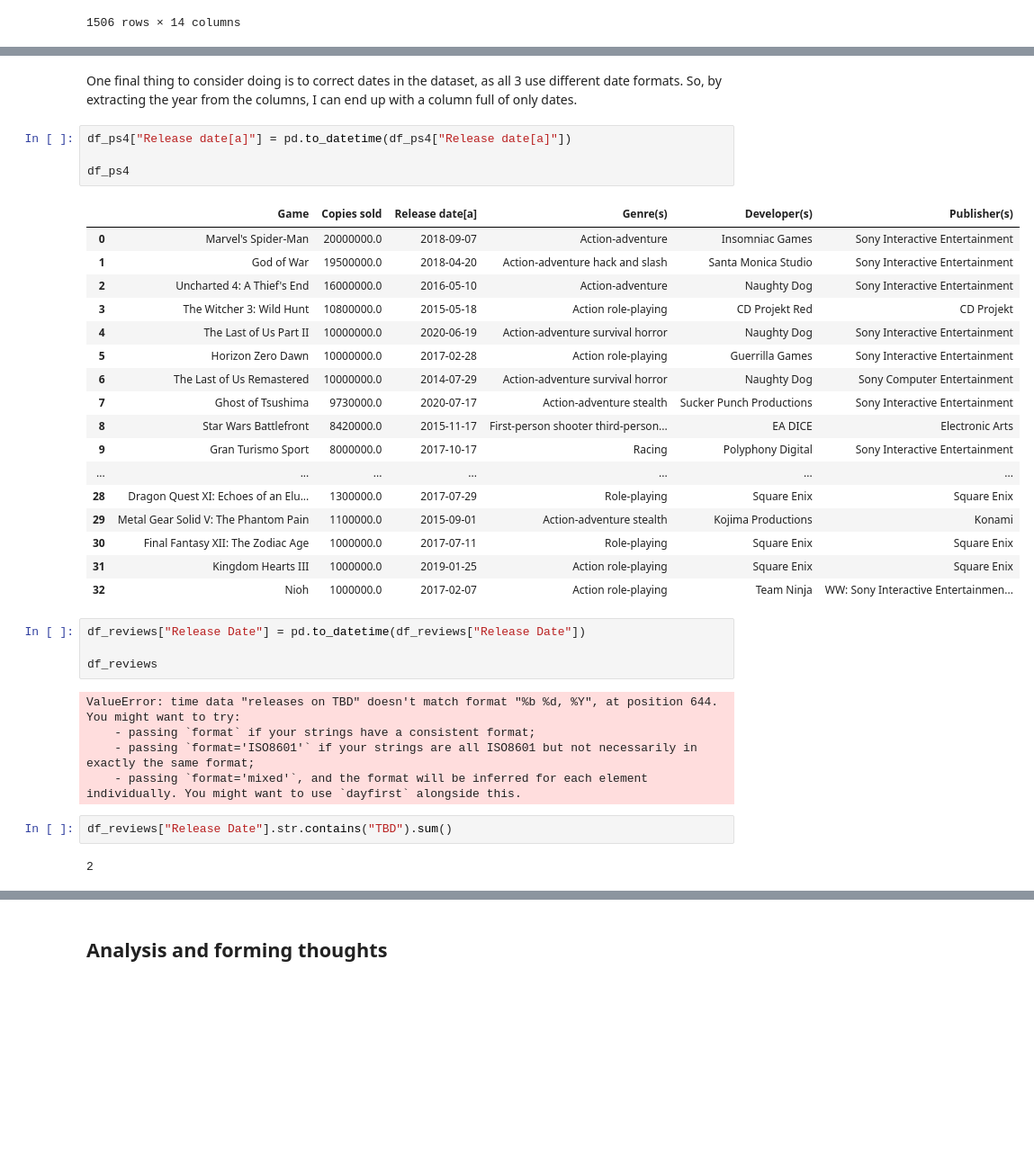
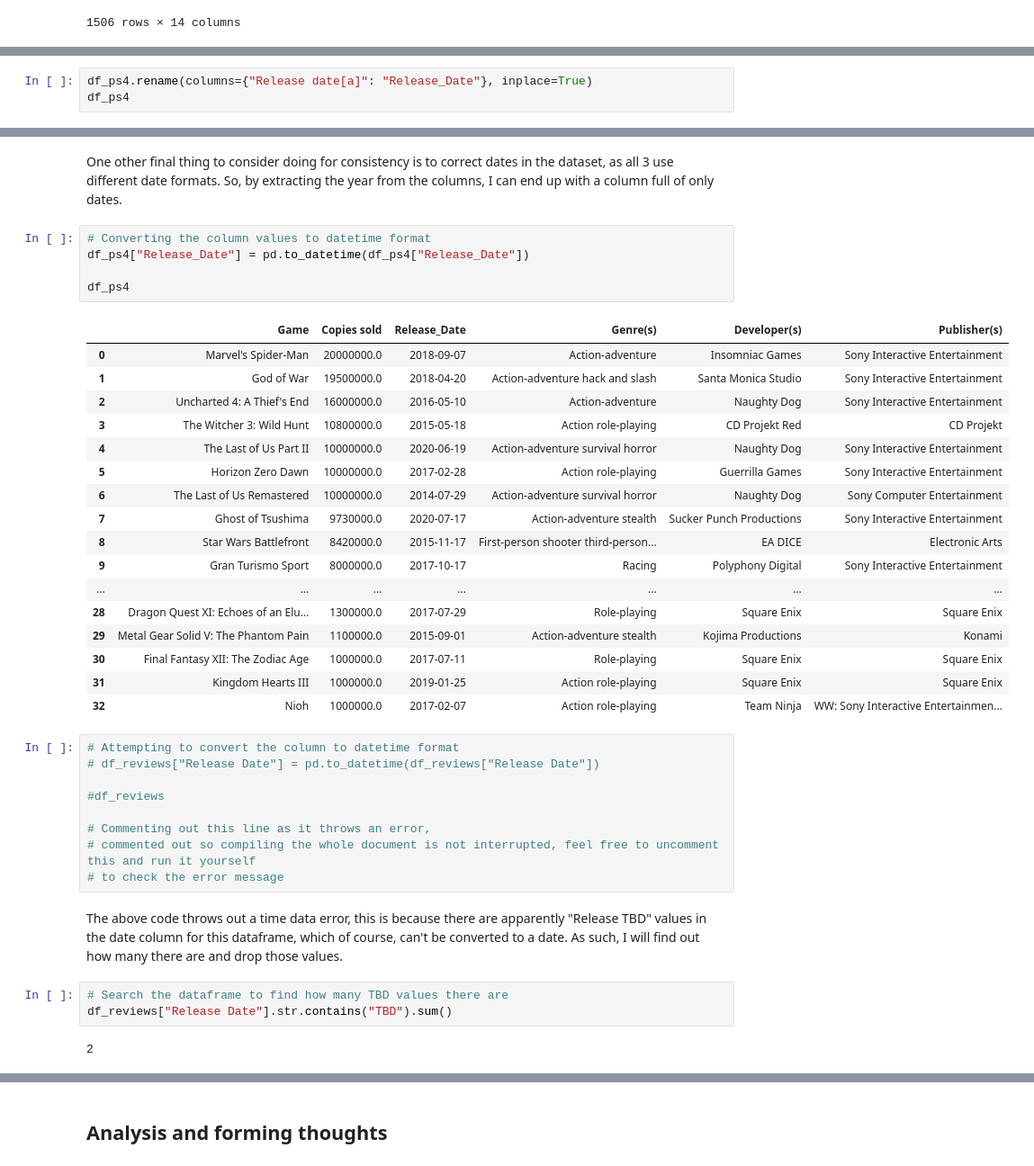
Before and after one commit to Rayan-Arshed/Data-Pipeline-Assessment-Video-Game-Data, a Jupyter notebook: Data-Pipeline-Assessment.ipynb, the cells around one changed output, grey strips where cells are left out. Shown at 90% size. Drawn from its saved outputs; the diff is of its cells as text; blank space fills up the shorter version.

Commit message:
Updating comments for code, added more desc

```diff
--- a/Data-Pipeline-Assessment.ipynb
+++ b/Data-Pipeline-Assessment.ipynb
@@ -840,0 +868,3 @@ df_ps4
+# %%
+df_ps4.rename(columns={"Release date[a]": "Release_Date"}, inplace=True)
+df_ps4
@@ -841,11 +889,12 @@ df_ps4
 # %% [markdown]
-One final thing to consider doing is to correct dates in the dataset, as all 3 use different date formats. So, by extracting the year from the columns, I can end up with a column full of only dates.
+One other final thing to consider doing for consistency is to correct dates in the dataset, as all 3 use different date formats. So, by extracting the year from the columns, I can end up with a column full of only dates.
 # %%
-df_ps4["Release date[a]"] = pd.to_datetime(df_ps4["Release date[a]"])
+# Converting the column values to datetime format
+df_ps4["Release_Date"] = pd.to_datetime(df_ps4["Release_Date"])
 
 df_ps4
 # %% [output]
-|  | Game | Copies sold | Release date[a] | Genre(s) | Developer(s) | Publisher(s) |
+|  | Game | Copies sold | Release_Date | Genre(s) | Developer(s) | Publisher(s) |
 | 0 | Marvel's Spider-Man | 20000000.0 | 2018-09-07 | Action-adventure | Insomniac Games | Sony Interactive Entertainment |
 | 1 | God of War | 19500000.0 | 2018-04-20 | Action-adventure hack and slash | Santa Monica Studio | Sony Interactive Entertainment |
 | 2 | Uncharted 4: A Thief's End | 16000000.0 | 2016-05-10 | Action-adventure | Naughty Dog | Sony Interactive Entertainment |
@@ -863,15 +912,18 @@ df_ps4
 | 31 | Kingdom Hearts III | 1000000.0 | 2019-01-25 | Action role-playing | Square Enix | Square Enix |
 | 32 | Nioh | 1000000.0 | 2017-02-07 | Action role-playing | Team Ninja | WW: Sony Interactive Entertainmen... |
 # %%
-df_reviews["Release Date"] = pd.to_datetime(df_reviews["Release Date"])
+# Attempting to convert the column to datetime format
+# df_reviews["Release Date"] = pd.to_datetime(df_reviews["Release Date"])
 
-df_reviews
+#df_reviews
+
+# Commenting out this line as it throws an error,
+# commented out so compiling the whole document is not interrupted, feel free to uncomment this and run it yourself
+# to check the error message
-# %% [output]
-ValueError: time data "releases on TBD" doesn't match format "%b %d, %Y", at position 644. You might want to try:
-    - passing `format` if your strings have a consistent format;
-    - passing `format='ISO8601'` if your strings are all ISO8601 but not necessarily in exactly the same format;
-    - passing `format='mixed'`, and the format will be inferred for each element individually. You might want to use `dayfirst` alongside this.
+# %% [markdown]
+The above code throws out a time data error, this is because there are apparently "Release TBD" values in the date column for this dataframe, which of course, can't be converted to a date. As such, I will find out how many there are and drop those values.
 # %%
+# Search the dataframe to find how many TBD values there are
 df_reviews["Release Date"].str.contains("TBD").sum()
 # %% [output]
 2
```
Also changed, not shown: parts of 30 cells of this notebook.
